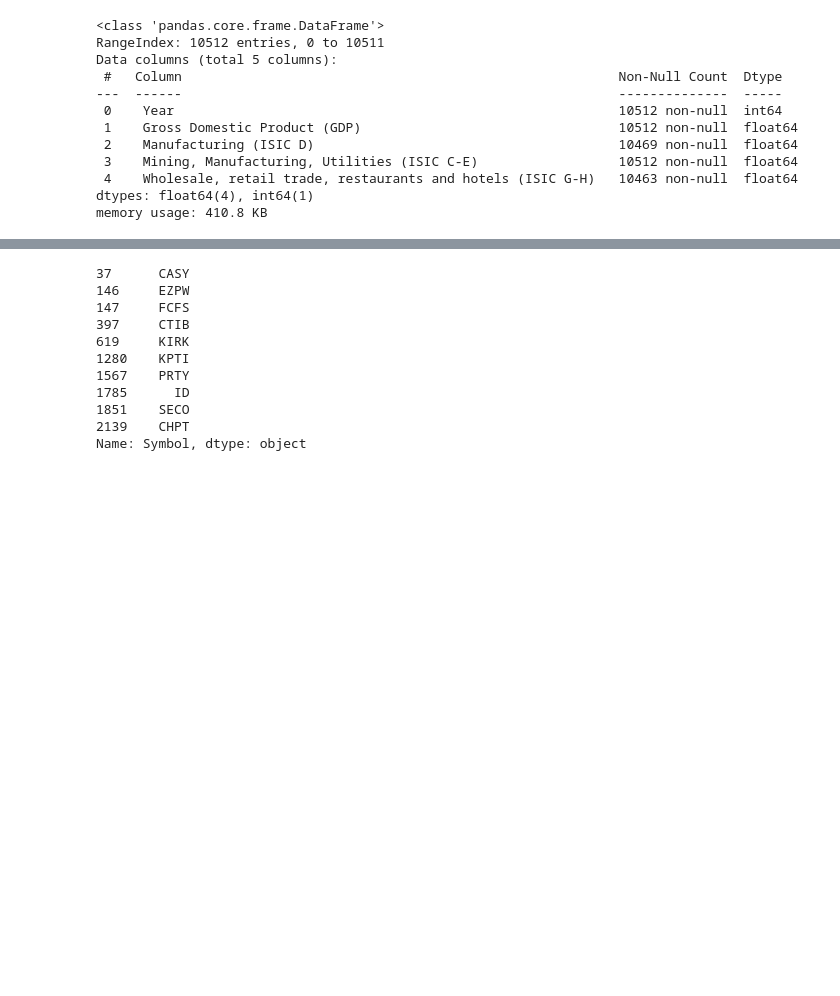
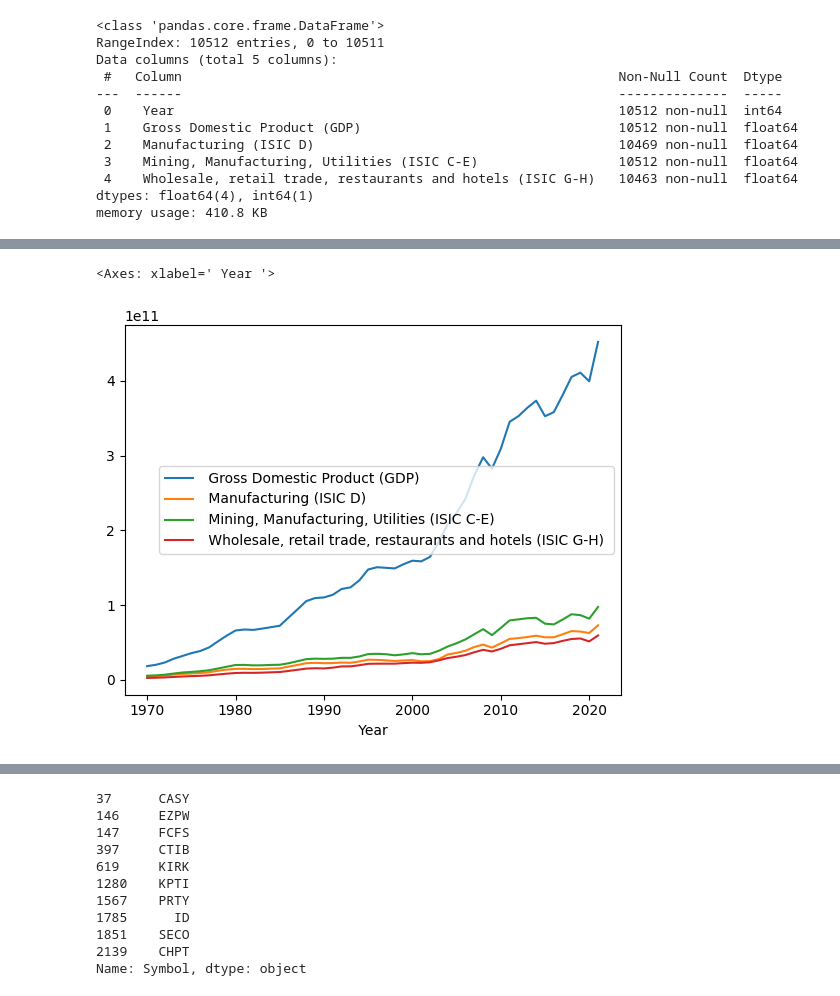
Before and after one commit to maximarbuzov/maxim, a Jupyter notebook: Untitled7.ipynb, the cells around one changed output, grey strips where cells are left out. Saved outputs shown, nothing was run; the diff lists cells and outputs as text; code cells hidden in the pictures; blank space fills up the shorter version.

```diff
--- a/Untitled7.ipynb
+++ b/Untitled7.ipynb
@@ -716,3 +690,8 @@ Name:  Gross Domestic Product (GDP) , dtype: float64
+# %%
+df1.plot()
+# %% [output]
+<Axes: xlabel=' Year '>
+[figure, added]
 # %%
 industry_companies=sector_companies[sector_companies.Industry=='Diversified Commercial Services']
 industry_companies
```
Also changed, not shown: parts of 5 cells of this notebook.
